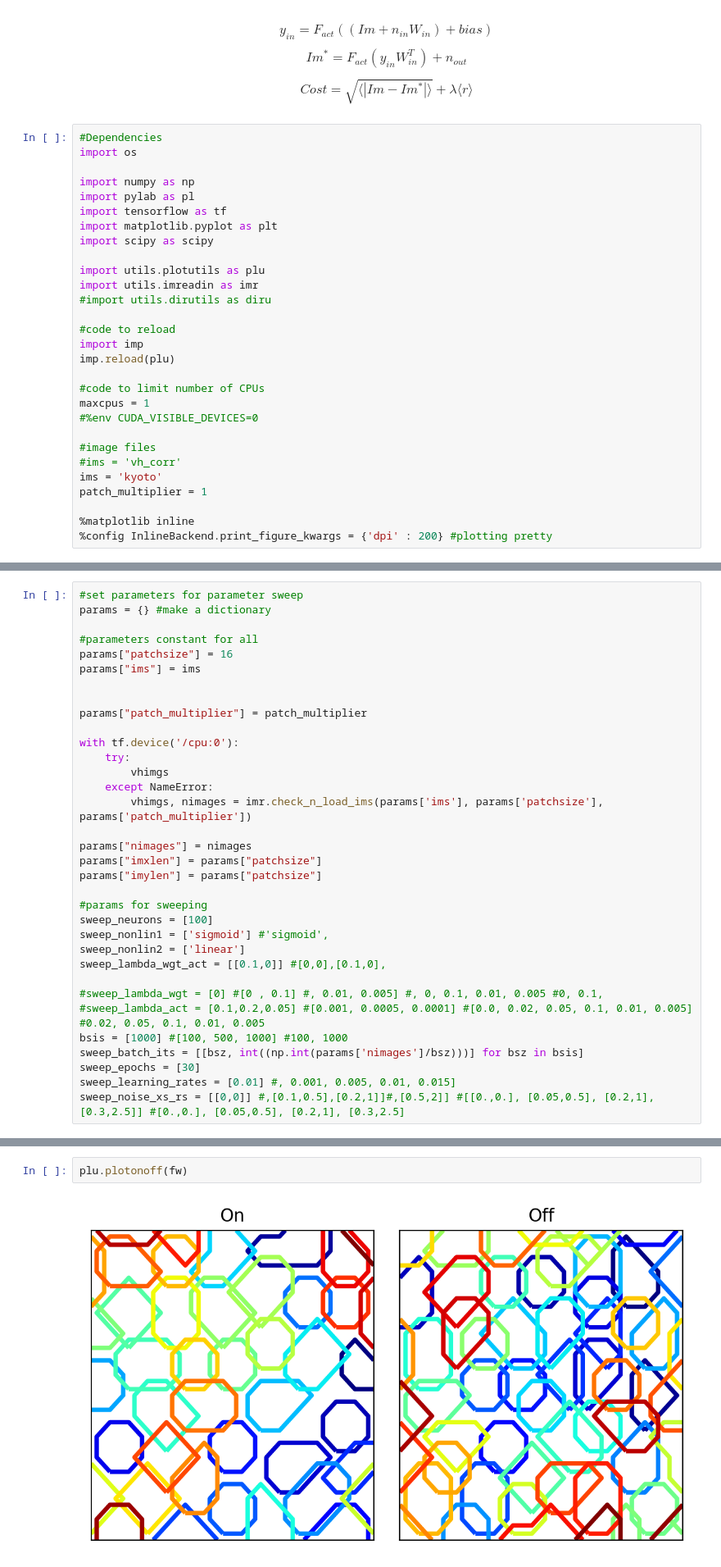
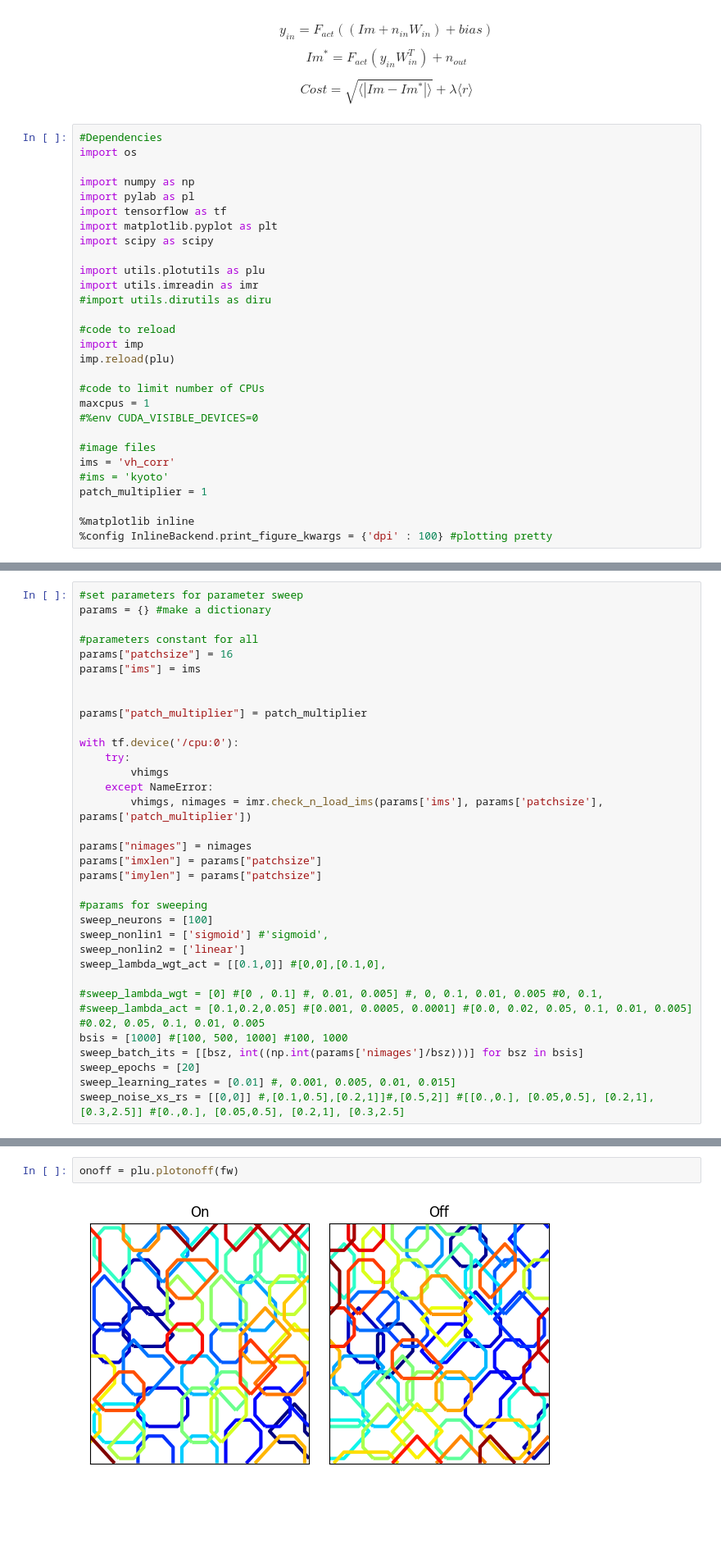
Before and after one commit to vdutell/NatVisAutoEncode, a Jupyter notebook: Image Autoencoder.ipynb, the cells around one changed output, grey strips where cells are left out. Shown at 82% size. Cells and saved outputs as stored; diff of their text form; blank space fills up the shorter version.

Commit message:
fixed plotting bug

```diff
--- a/Image Autoencoder.ipynb
+++ b/Image Autoencoder.ipynb
@@ -26,12 +26,12 @@ maxcpus = 1
 #%env CUDA_VISIBLE_DEVICES=0
 
 #image files
-#ims = 'vh_corr'
-ims = 'kyoto'
+ims = 'vh_corr'
+#ims = 'kyoto'
 patch_multiplier = 1
 
 %matplotlib inline
-%config InlineBackend.print_figure_kwargs = {'dpi' : 200} #plotting pretty
+%config InlineBackend.print_figure_kwargs = {'dpi' : 100} #plotting pretty
 # %%
 class aec_model(object):
 
@@ -376,7 +376,7 @@ sweep_lambda_wgt_act = [[0.1,0]] #[0,0],[0.1,0],
 #sweep_lambda_act = [0.1,0.2,0.05] #[0.001, 0.0005, 0.0001] #[0.0, 0.02, 0.05, 0.1, 0.01, 0.005] #0.02, 0.05, 0.1, 0.01, 0.005
 bsis = [1000] #[100, 500, 1000] #100, 1000
 sweep_batch_its = [[bsz, int((np.int(params['nimages']/bsz)))] for bsz in bsis]
-sweep_epochs = [30]
+sweep_epochs = [20]
 sweep_learning_rates = [0.01] #, 0.001, 0.005, 0.01, 0.015]
 sweep_noise_xs_rs = [[0,0]] #,[0.1,0.5],[0.2,1]]#,[0.5,2]] #[[0.,0.], [0.05,0.5], [0.2,1], [0.3,2.5]] #[0.,0.], [0.05,0.5], [0.2,1], [0.3,2.5]
 # %%
@@ -452,4 +452,4 @@ plu.display_data_tiled(fw,final_acts[np.argsort(-final_acts)])
 # %%
-plu.plotonoff(fw)
+onoff = plu.plotonoff(fw)
 # %% [output]
-[figure, old version]
+[figure, new version]
```
Also changed, not shown: parts of 5 cells of this notebook, 1 other file.
